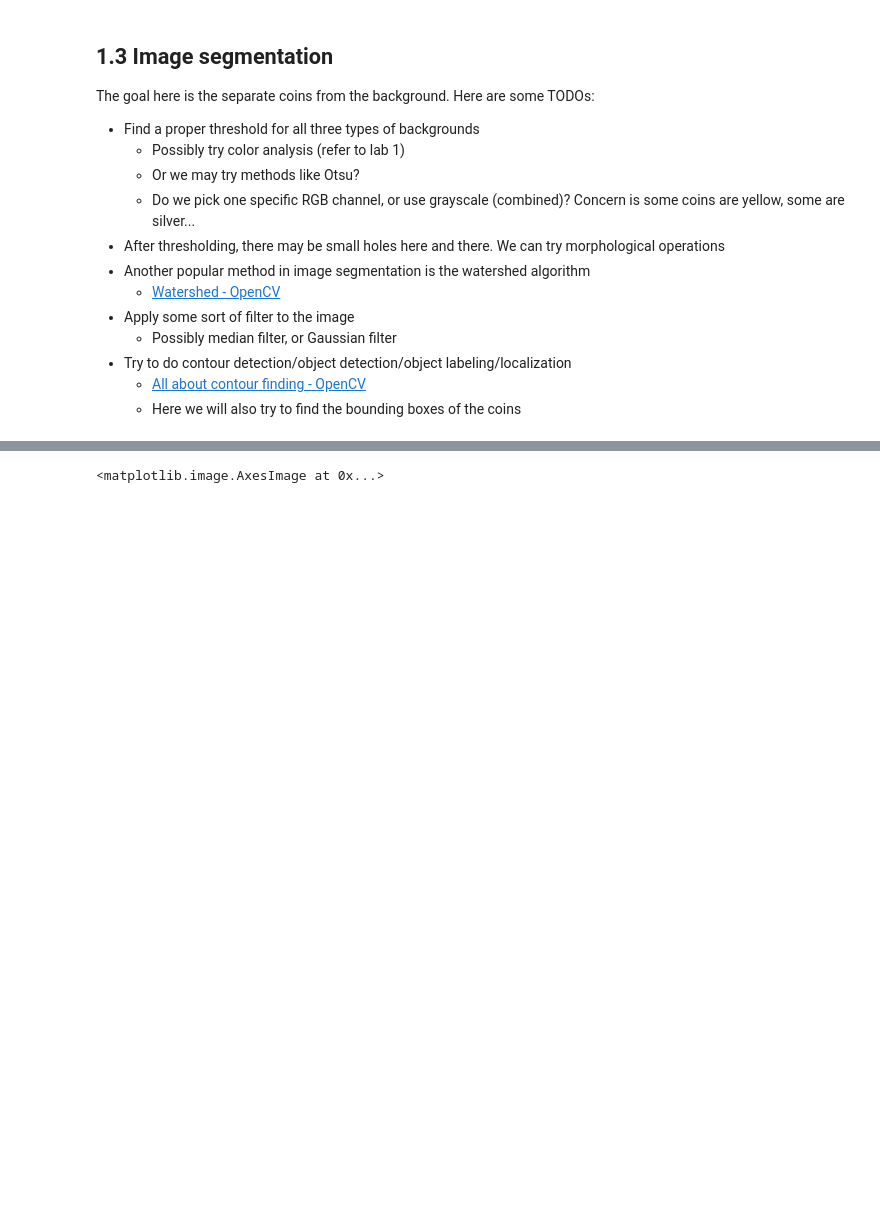
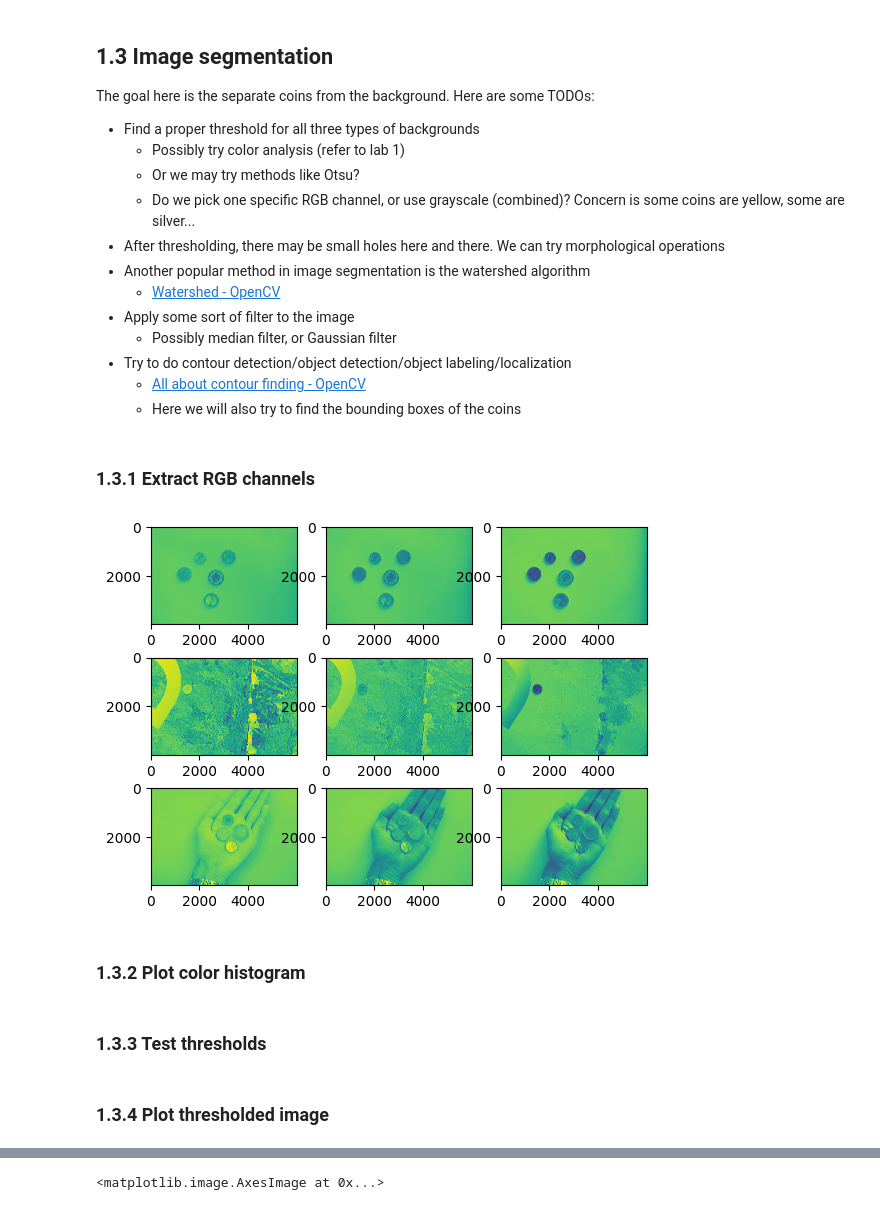
Before and after one commit to KatlaMariaGudmundsdottir/Coin-Classification, a Jupyter notebook: data_exploration.ipynb, the cells around one changed output, grey strips where cells are left out. Saved outputs shown, nothing was run; the diff lists cells and outputs as text; code cells hidden in the pictures; blank space fills up the shorter version.

Commit message:
image segmentation code

```diff
--- a/data_exploration.ipynb
+++ b/data_exploration.ipynb
@@ -26,7 +27,10 @@ for folder in train_folders:
     images = os.listdir(folder_path)
     for image in images:
         image_path = os.path.join(folder_path, image)
-        train_images.append(ski.io.imread(image_path))
+        # train_images.append(ski.io.imread(image_path))
+        loaded_image = cv.imread(image_path)
+        loaded_image = cv.cvtColor(loaded_image, cv.COLOR_BGR2RGB)
+        train_images.append(loaded_image)
     folder = folder.replace(" ", "")  # Remove whitespace
     import re
     folder = re.sub("[0-9.]", "", folder) # Remove numbers and .
@@ -95,3 +99,34 @@ The goal here is the separate coins from the background. Here are some TODOs:
 * Try to do contour detection/object detection/object labeling/localization
     * [All about contour finding - OpenCV](https://docs.opencv.org/4.x/d3/d05/tutorial_py_table_of_contents_contours.html)
     * Here we will also try to find the bounding boxes of the coins
+# %% [markdown]
+### 1.3.1 Extract RGB channels
+# %%
+# Code
+def extract_rgb_channels(img: np.ndarray):
+    r_channel = img[:,:,0]
+    g_channel = img[:,:,1]
+    b_channel = img[:,:,2]
+
+    return r_channel, g_channel, b_channel
+# %%
+
+row = 3
+col = 3
+plt.figure()
+for i, category in enumerate(train_samples_grouped):
+    if (i < 3):
+
+        r, g, b = extract_rgb_channels(train_samples_grouped[category])
+        plt.subplot(row, col, i * 3 + 1)
+        plt.imshow(r)
+
+        plt.subplot(row, col, i * 3 + 2)
+        plt.imshow(g)
+
+        plt.subplot(row, col, i * 3 + 3)
+        plt.imshow(b)
+# %% [output]
+[figure, added]
+# %% [markdown]
+### 1.3.2 Plot color histogram
@@ -97,0 +135,2 @@ The goal here is the separate coins from the background. Here are some TODOs:
+# %% [markdown]
+### 1.3.3 Test thresholds
@@ -97,0 +139,2 @@ The goal here is the separate coins from the background. Here are some TODOs:
+# %% [markdown]
+### 1.3.4 Plot thresholded image
```
Also changed, not shown: parts of 8 cells of this notebook, 4 other files.
